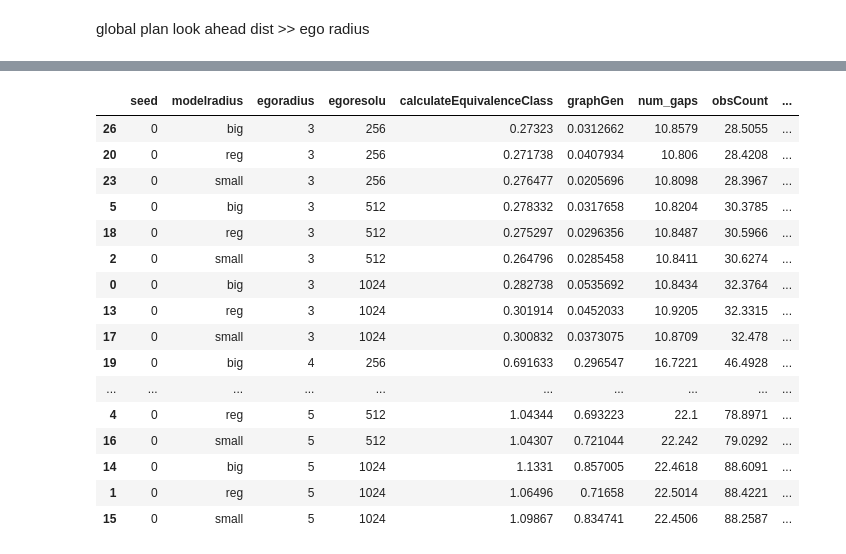
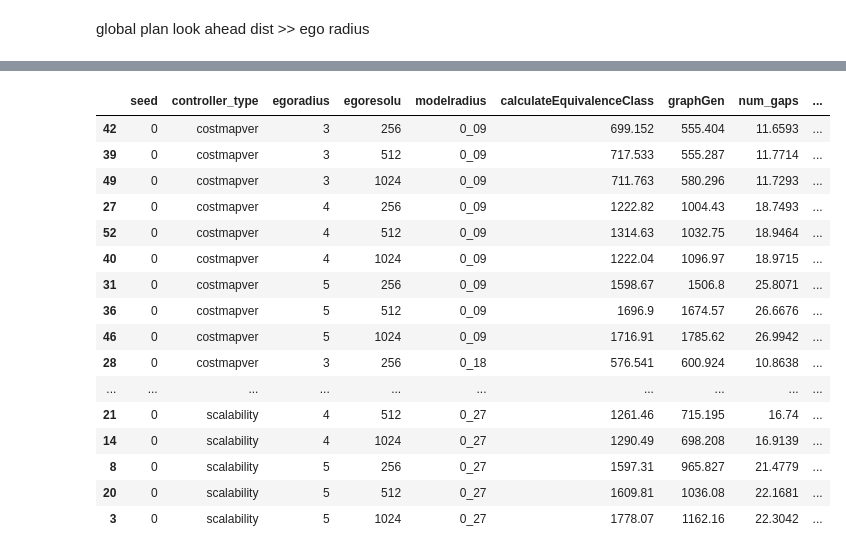
Before and after one commit to ivaROS/benchmarking_tools, a Jupyter notebook: scripts/Displaying Data.ipynb, the cells around one changed output, grey strips where cells are left out. Drawn from its saved outputs; the diff is of its cells as text; code cells hidden in the pictures.

```diff
--- a/scripts/Displaying Data.ipynb
+++ b/scripts/Displaying Data.ipynb
@@ -19,35 +33,37 @@ cols = df.columns.tolist()
 # %%
 cols = ["seed",
-        "modelradius",
+        'controller_type',
         "egoradius",
         "egoresolu",
+        'modelradius',
         'calculateEquivalenceClass',
         'graphGen',
         'num_gaps',
         'obsCount',
         'optimizeGraph',
+        'insertPoints',
         'update']
 df = df[cols]
 # %%
-df.sort_values(by = ["egoradius", "egoresolu", 'modelradius'])
+df.sort_values(by = ['controller_type', "modelradius", "egoradius", "egoresolu"])
 # %% [output]
-|  | seed | modelradius | egoradius | egoresolu | calculateEquivalenceClass | graphGen | num_gaps | obsCount | ... |
-| 26 | 0 | big | 3 | 256 | 0.27323 | 0.0312662 | 10.8579 | 28.5055 | ... |
-| 20 | 0 | reg | 3 | 256 | 0.271738 | 0.0407934 | 10.806 | 28.4208 | ... |
-| 23 | 0 | small | 3 | 256 | 0.276477 | 0.0205696 | 10.8098 | 28.3967 | ... |
-| 5 | 0 | big | 3 | 512 | 0.278332 | 0.0317658 | 10.8204 | 30.3785 | ... |
-| 18 | 0 | reg | 3 | 512 | 0.275297 | 0.0296356 | 10.8487 | 30.5966 | ... |
-| 2 | 0 | small | 3 | 512 | 0.264796 | 0.0285458 | 10.8411 | 30.6274 | ... |
-| 0 | 0 | big | 3 | 1024 | 0.282738 | 0.0535692 | 10.8434 | 32.3764 | ... |
-| 13 | 0 | reg | 3 | 1024 | 0.301914 | 0.0452033 | 10.9205 | 32.3315 | ... |
-| 17 | 0 | small | 3 | 1024 | 0.300832 | 0.0373075 | 10.8709 | 32.478 | ... |
-| 19 | 0 | big | 4 | 256 | 0.691633 | 0.296547 | 16.7221 | 46.4928 | ... |
+|  | seed | controller_type | egoradius | egoresolu | modelradius | calculateEquivalenceClass | graphGen | num_gaps | ... |
+| 42 | 0 | costmapver | 3 | 256 | 0_09 | 699.152 | 555.404 | 11.6593 | ... |
+| 39 | 0 | costmapver | 3 | 512 | 0_09 | 717.533 | 555.287 | 11.7714 | ... |
+| 49 | 0 | costmapver | 3 | 1024 | 0_09 | 711.763 | 580.296 | 11.7293 | ... |
+| 27 | 0 | costmapver | 4 | 256 | 0_09 | 1222.82 | 1004.43 | 18.7493 | ... |
+| 52 | 0 | costmapver | 4 | 512 | 0_09 | 1314.63 | 1032.75 | 18.9464 | ... |
+| 40 | 0 | costmapver | 4 | 1024 | 0_09 | 1222.04 | 1096.97 | 18.9715 | ... |
+| 31 | 0 | costmapver | 5 | 256 | 0_09 | 1598.67 | 1506.8 | 25.8071 | ... |
+| 36 | 0 | costmapver | 5 | 512 | 0_09 | 1696.9 | 1674.57 | 26.6676 | ... |
+| 46 | 0 | costmapver | 5 | 1024 | 0_09 | 1716.91 | 1785.62 | 26.9942 | ... |
+| 28 | 0 | costmapver | 3 | 256 | 0_18 | 576.541 | 600.924 | 10.8638 | ... |
 | ... | ... | ... | ... | ... | ... | ... | ... | ... | ... |
-| 4 | 0 | reg | 5 | 512 | 1.04344 | 0.693223 | 22.1 | 78.8971 | ... |
-| 16 | 0 | small | 5 | 512 | 1.04307 | 0.721044 | 22.242 | 79.0292 | ... |
-| 14 | 0 | big | 5 | 1024 | 1.1331 | 0.857005 | 22.4618 | 88.6091 | ... |
-| 1 | 0 | reg | 5 | 1024 | 1.06496 | 0.71658 | 22.5014 | 88.4221 | ... |
-| 15 | 0 | small | 5 | 1024 | 1.09867 | 0.834741 | 22.4506 | 88.2587 | ... |
+| 21 | 0 | scalability | 4 | 512 | 0_27 | 1261.46 | 715.195 | 16.74 | ... |
+| 14 | 0 | scalability | 4 | 1024 | 0_27 | 1290.49 | 698.208 | 16.9139 | ... |
+| 8 | 0 | scalability | 5 | 256 | 0_27 | 1597.31 | 965.827 | 21.4779 | ... |
+| 20 | 0 | scalability | 5 | 512 | 0_27 | 1609.81 | 1036.08 | 22.1681 | ... |
+| 3 | 0 | scalability | 5 | 1024 | 0_27 | 1778.07 | 1162.16 | 22.3042 | ... |
 # %%
 # wide_df = pd.DataFrame(dict(Month=["Jan", "Feb", "Mar"], London=[1,2,3], Paris=[3,1,2]))
 # tidy_df = df.melt(id_vars="egoradius")
```
Also changed, not shown: parts of 5 cells of this notebook, 6 other files.
